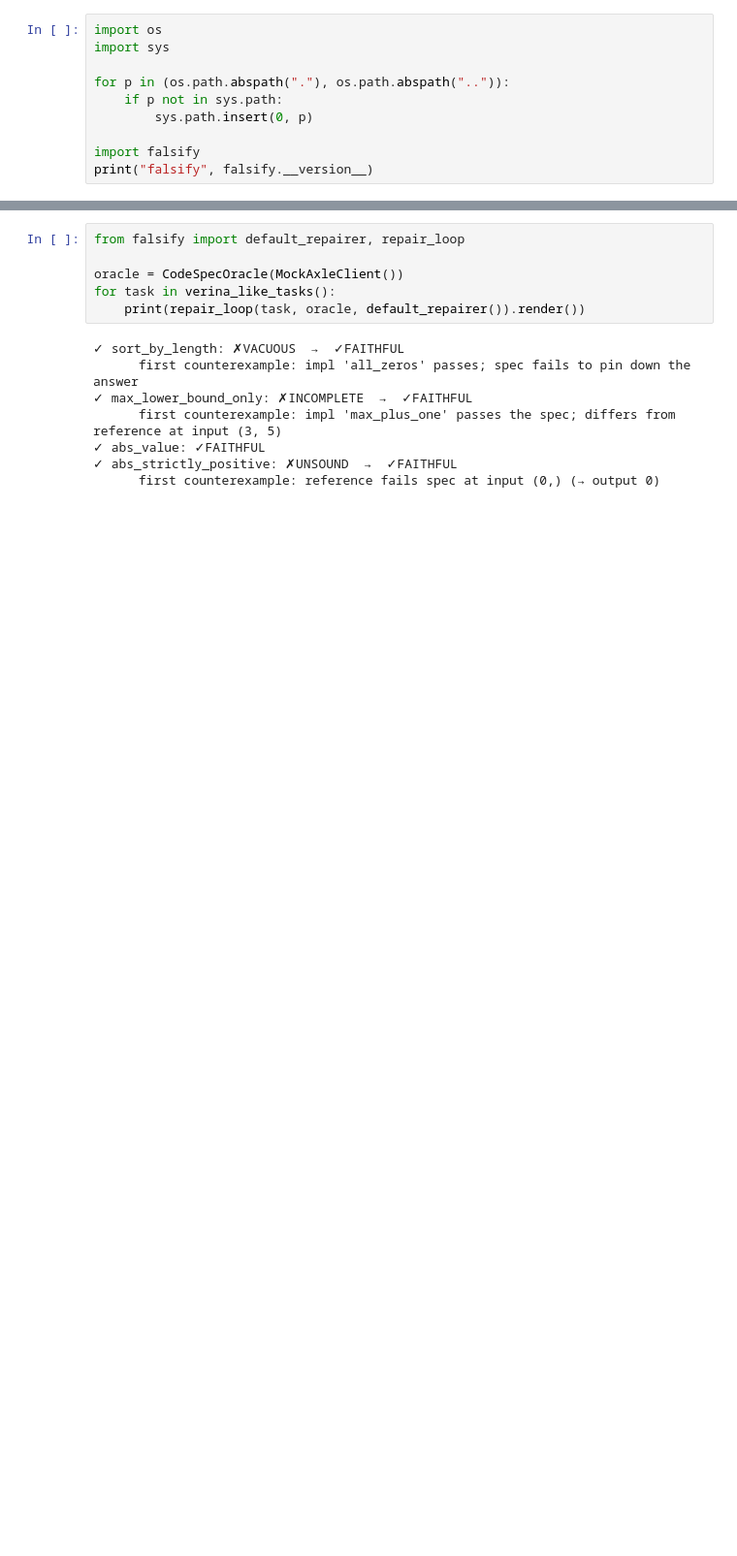
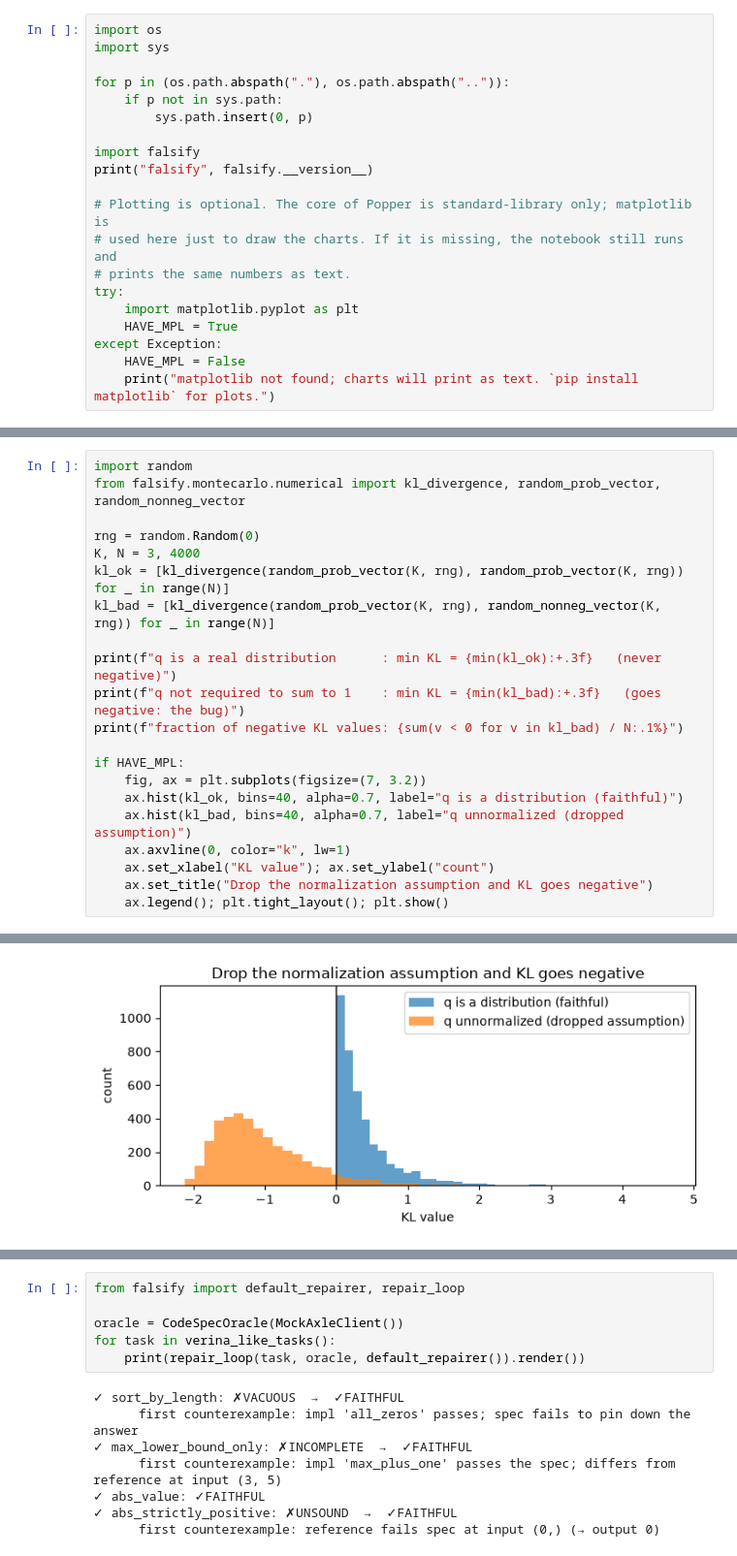
Before and after one commit to aravinds-kannappan/Popper, a Jupyter notebook: notebook/Popper.ipynb, the cells around one changed output, grey strips where cells are left out. Shown at 97% size. Drawn from its saved outputs; the diff is of its cells as text; blank space fills up the shorter version.

```diff
--- a/notebook/Popper.ipynb
+++ b/notebook/Popper.ipynb
@@ -21,5 +28,15 @@ for p in (os.path.abspath("."), os.path.abspath("..")):
 
 import falsify
 print("falsify", falsify.__version__)
+
+# Plotting is optional. The core of Popper is standard-library only; matplotlib is
+# used here just to draw the charts. If it is missing, the notebook still runs and
+# prints the same numbers as text.
+try:
+    import matplotlib.pyplot as plt
+    HAVE_MPL = True
+except Exception:
+    HAVE_MPL = False
+    print("matplotlib not found; charts will print as text. `pip install matplotlib` for plots.")
 # %% [output]
 falsify 0.3.0
@@ -31,0 +58,22 @@ concrete violating instance.
+# %%
+import random
+from falsify.montecarlo.numerical import kl_divergence, random_prob_vector, random_nonneg_vector
+
+rng = random.Random(0)
+K, N = 3, 4000
+kl_ok = [kl_divergence(random_prob_vector(K, rng), random_prob_vector(K, rng)) for _ in range(N)]
+kl_bad = [kl_divergence(random_prob_vector(K, rng), random_nonneg_vector(K, rng)) for _ in range(N)]
+
+print(f"q is a real distribution      : min KL = {min(kl_ok):+.3f}   (never negative)")
+print(f"q not required to sum to 1    : min KL = {min(kl_bad):+.3f}   (goes negative: the bug)")
+print(f"fraction of negative KL values: {sum(v < 0 for v in kl_bad) / N:.1%}")
+
+if HAVE_MPL:
+    fig, ax = plt.subplots(figsize=(7, 3.2))
+    ax.hist(kl_ok, bins=40, alpha=0.7, label="q is a distribution (faithful)")
+    ax.hist(kl_bad, bins=40, alpha=0.7, label="q unnormalized (dropped assumption)")
+    ax.axvline(0, color="k", lw=1)
+    ax.set_xlabel("KL value"); ax.set_ylabel("count")
+    ax.set_title("Drop the normalization assumption and KL goes negative")
+    ax.legend(); plt.tight_layout(); plt.show()
+# %% [output]
@@ -31,0 +83 @@ concrete violating instance.
+[figure, added]
```
Also changed, not shown: parts of 26 cells of this notebook, 38 other files.
